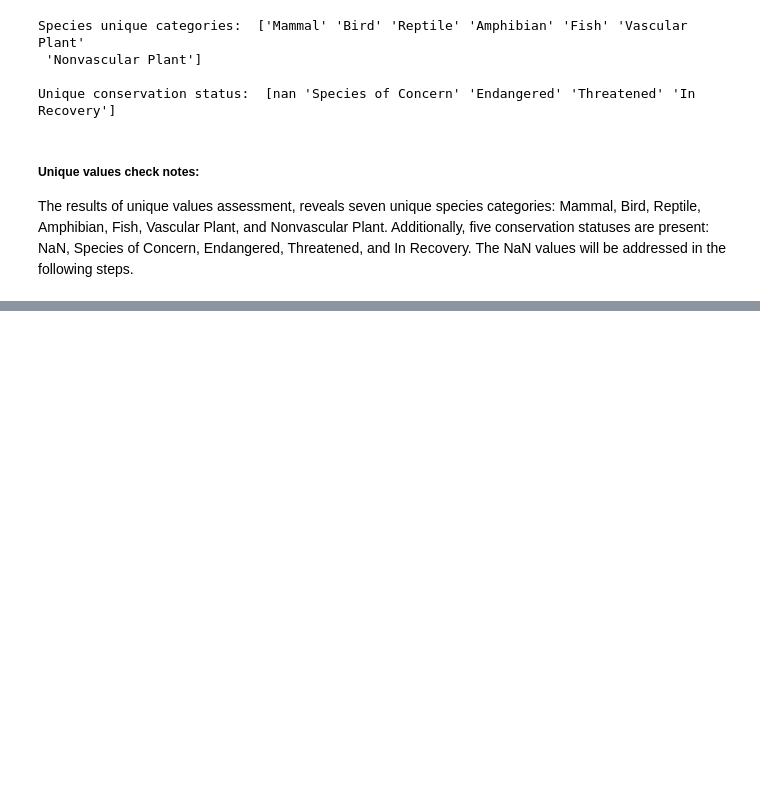
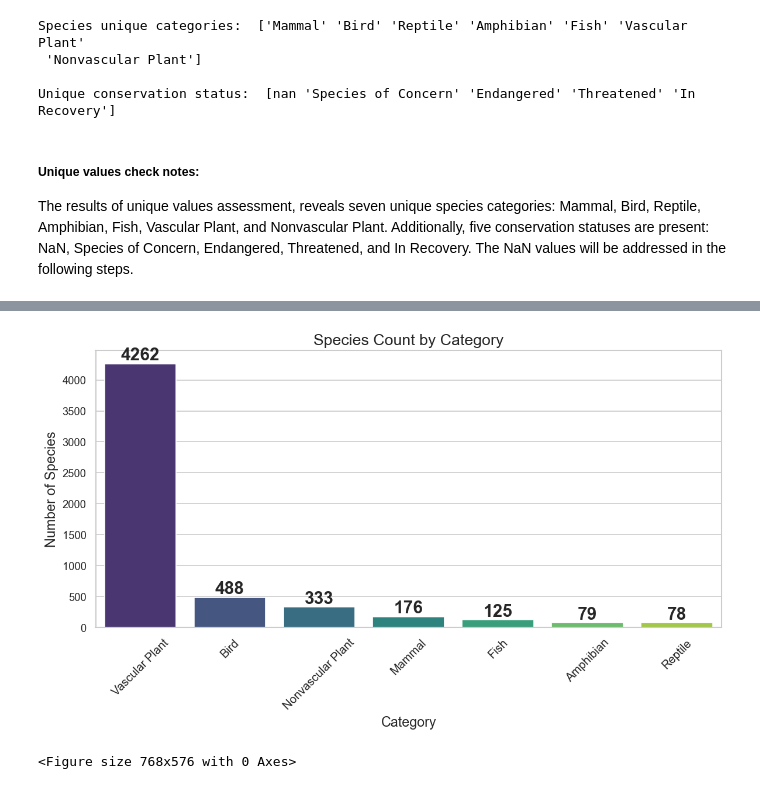
Before and after one commit to AndreRibeiro879/Codecademy_Learning_Portfolio_Projects, a Jupyter notebook: 04_BIODIVERSITY_ML_CAR_PATH/biodiversity.ipynb, the cells around one changed output, grey strips where cells are left out. Drawn from its saved outputs; the diff is of its cells as text; code cells hidden in the pictures; blank space fills up the shorter version.

```diff
--- a/04_BIODIVERSITY_ML_CAR_PATH/biodiversity.ipynb
+++ b/04_BIODIVERSITY_ML_CAR_PATH/biodiversity.ipynb
@@ -319,0 +215,11 @@ ___
+# %%
+# Solving Null values at 'conservation_status' variable
+
+# Replace NaN values in 'conservation_status' with 'not classified'
+spec_info.fillna({'conservation_status': 'No Intervention'}, inplace=True)
+
+# Check if there are still any nulls
+print(spec_info['conservation_status'].isnull().sum())
+
+# check the first 5 rows of the dataframe
+print(spec_info.head())
@@ -319,0 +248,50 @@ ___
+# %%
+# Visualizing Data initial behaviour
+# Unique Species Count by Category
+
+# Count species by category
+category_counts = spec_info.groupby('category')['scientific_name'].nunique()
+
+# Create a DataFrame for plotting
+category_df = category_counts.reset_index()
+category_df.columns = ['category', 'count']
+category_df = category_df.sort_values(by='count', ascending=False)
+
+# Plot setup
+plt.figure(figsize=(10, 6))
+ax = sns.barplot(
+    data=category_df,
+    x='category',
+    y='count',
+    hue='category',
+    palette='viridis',
+    legend=False
+)
+
+# Title and labels
+plt.title('Species Count by Category', fontsize=16)
+plt.xlabel('Category', fontsize=14)
+plt.ylabel('Number of Species', fontsize=14)
+plt.xticks(fontsize=12, rotation=45)
+
+# Add annotations above bars using bar positions
+for bar in ax.patches:
+    height = bar.get_height()
+    ax.text(
+        bar.get_x() + bar.get_width() / 2,
+        height + 1,
+        f'{int(height)}',
+        ha='center',
+        va='bottom',
+        fontweight='bold',
+        fontsize=18
+    )
+
+# Layout and save
+plt.tight_layout()
+plt.savefig('spec_c_category.png', dpi=300)  # High-res PNG
+plt.show()
+plt.clf()
+# %% [output]
+[figure, added]
+<Figure size 768x576 with 0 Axes>
```
Also changed, not shown: parts of 90 cells of this notebook.
